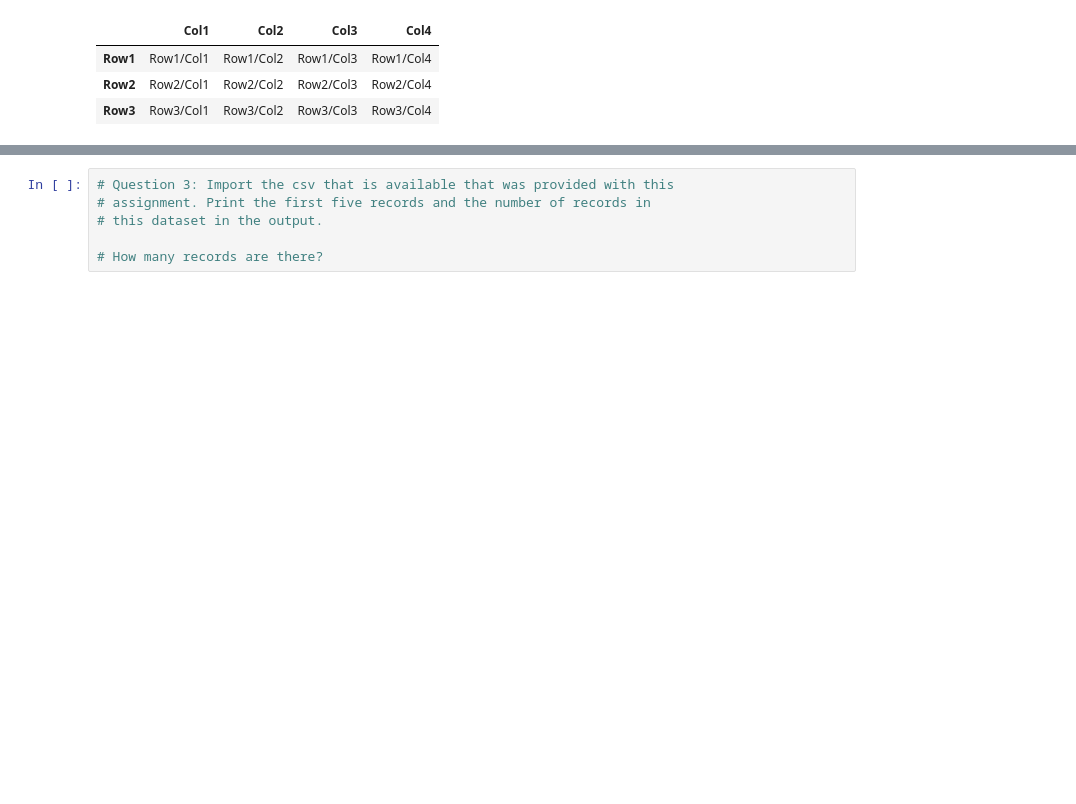
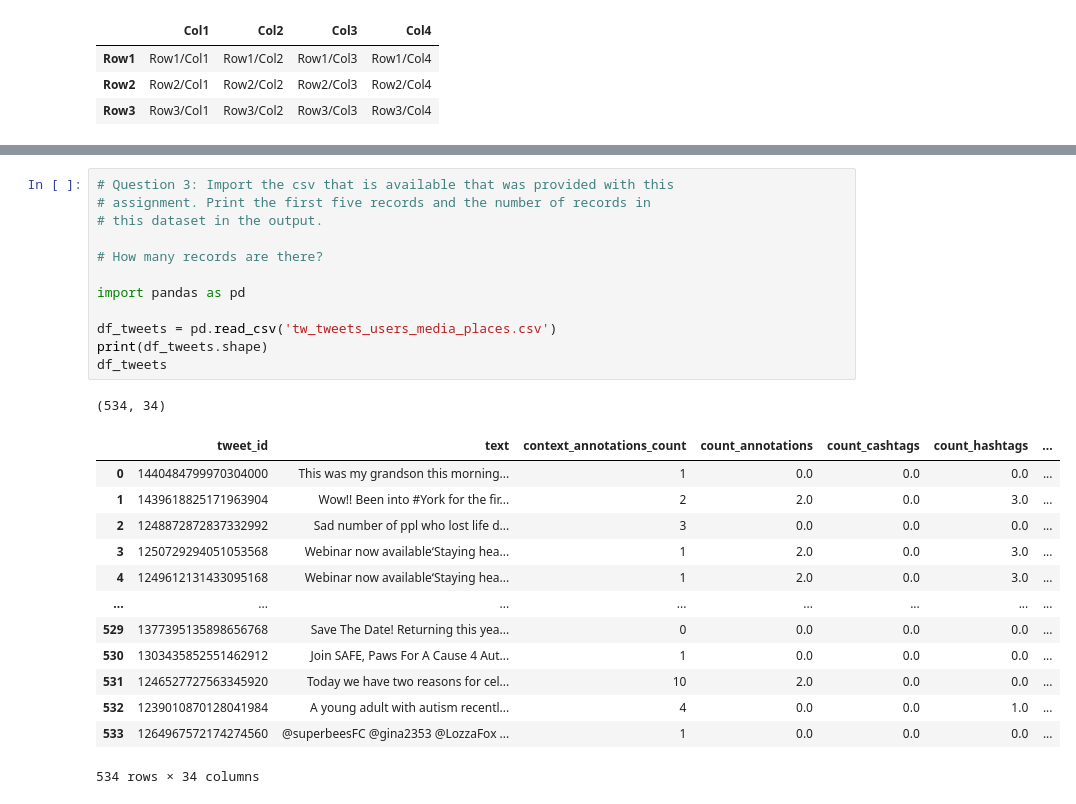
Before and after one commit to idayley/IS455, a Jupyter notebook: 1 Checkpoints/11 Text Analytics/Checkpoint_Text_Analytics.ipynb, the cells around one changed output, grey strips where cells are left out. Saved outputs shown, nothing was run; the diff lists cells and outputs as text; blank space fills up the shorter version.

```diff
--- a/1 Checkpoints/11 Text Analytics/Checkpoint_Text_Analytics.ipynb
+++ b/1 Checkpoints/11 Text Analytics/Checkpoint_Text_Analytics.ipynb
@@ -39,9 +76,30 @@ df
 # %%
 # Question 3: Import the csv that is available that was provided with this
 # assignment. Print the first five records and the number of records in
 # this dataset in the output.
 
 # How many records are there?
+
+import pandas as pd
+
+df_tweets = pd.read_csv('tw_tweets_users_media_places.csv')
+print(df_tweets.shape)
+df_tweets
+# %% [output]
+(534, 34)
+|  | tweet_id | text | context_annotations_count | count_annotations | count_cashtags | count_hashtags | ... |
+| 0 | 1440484799970304000 | This was my grandson this morning... | 1 | 0.0 | 0.0 | 0.0 | ... |
+| 1 | 1439618825171963904 | Wow!! Been into #York for the fir... | 2 | 2.0 | 0.0 | 3.0 | ... |
+| 2 | 1248872872837332992 | Sad number of ppl who lost life d... | 3 | 0.0 | 0.0 | 0.0 | ... |
+| 3 | 1250729294051053568 | Webinar now available‘Staying hea... | 1 | 2.0 | 0.0 | 3.0 | ... |
+| 4 | 1249612131433095168 | Webinar now available‘Staying hea... | 1 | 2.0 | 0.0 | 3.0 | ... |
+| ... | ... | ... | ... | ... | ... | ... | ... |
+| 529 | 1377395135898656768 | Save The Date! Returning this yea... | 0 | 0.0 | 0.0 | 0.0 | ... |
+| 530 | 1303435852551462912 | Join SAFE, Paws For A Cause 4 Aut... | 1 | 0.0 | 0.0 | 0.0 | ... |
+| 531 | 1246527727563345920 | Today we have two reasons for cel... | 10 | 2.0 | 0.0 | 0.0 | ... |
+| 532 | 1239010870128041984 | A young adult with autism recentl... | 4 | 0.0 | 0.0 | 1.0 | ... |
+| 533 | 1264967572174274560 | @superbeesFC @gina2353 @LozzaFox ... | 1 | 0.0 | 0.0 | 0.0 | ... |
+534 rows × 34 columns
 # %%
 # Question 4: Remove line breaks, single quotes, double quotes, email
 # addresses, and tokenize each string. Convert each tweet to a list
```
Also changed, not shown: parts of 18 cells of this notebook, 1 other file.
